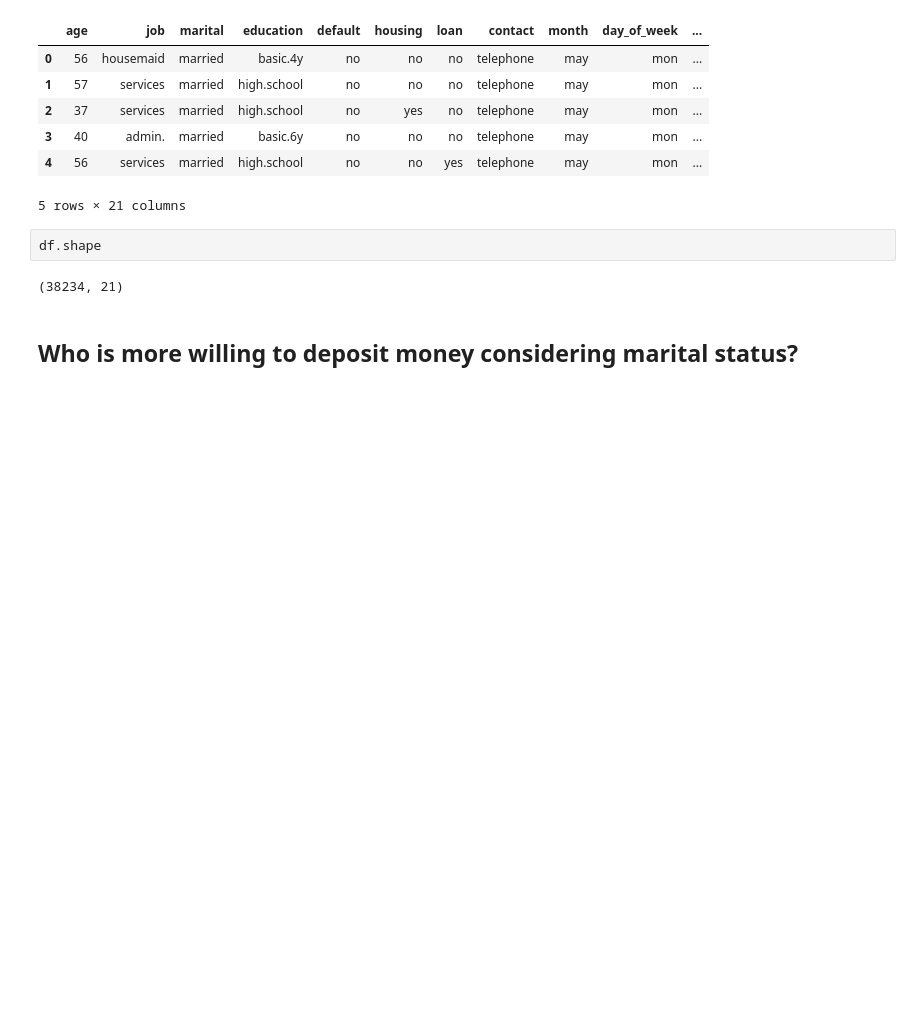
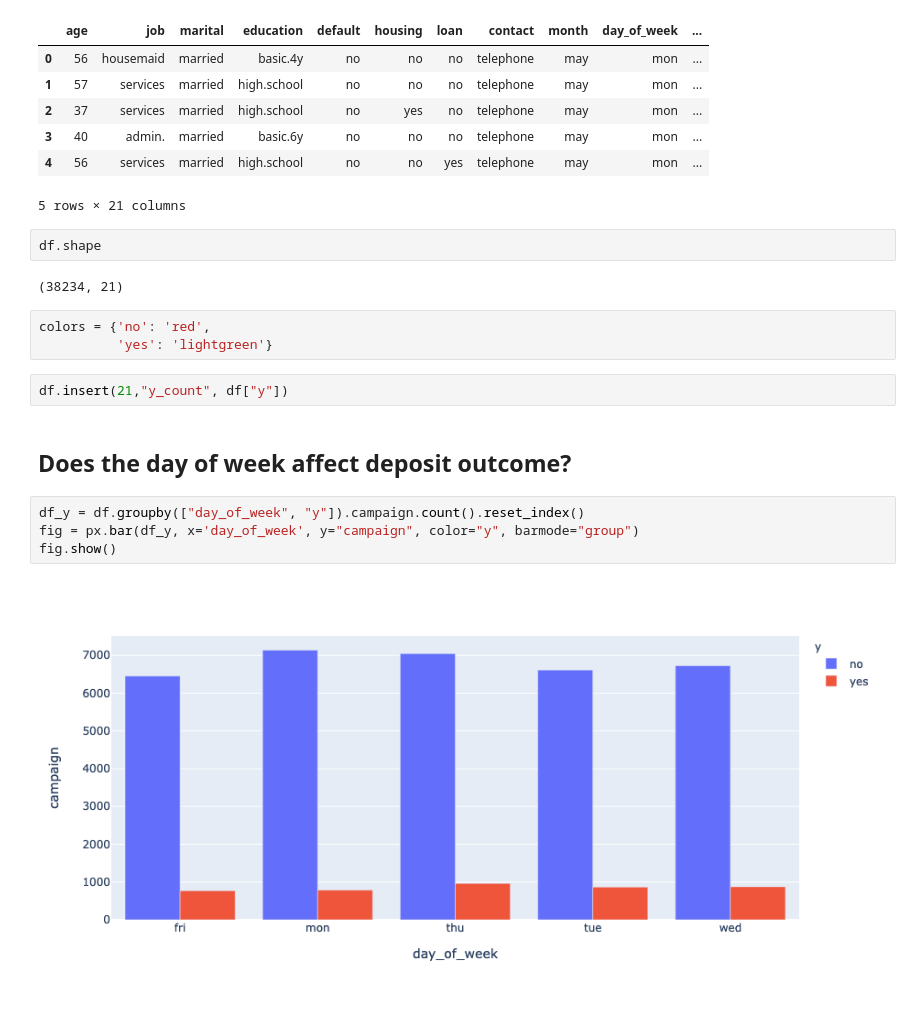
Before and after one commit to yosipa/demo_project, a Jupyter notebook: notebooks/eda&modeling.ipynb, the cells around one changed output. Drawn from its saved outputs; the diff is of its cells as text; blank space fills up the shorter version.

```diff
--- a/notebooks/eda&modeling.ipynb
+++ b/notebooks/eda&modeling.ipynb
@@ -16,5 +17,16 @@ df.head()
 df.shape
 # %% [output]
 (38234, 21)
-# %% [markdown]
-## Who is more willing to deposit money considering marital status?
+# %%
+colors = {'no': 'red',
+          'yes': 'lightgreen'}
+# %%
+df.insert(21,"y_count", df["y"])
+# %% [markdown]
+## Does the day of week affect deposit outcome?
+# %%
+df_y = df.groupby(["day_of_week", "y"]).campaign.count().reset_index()
+fig = px.bar(df_y, x='day_of_week', y="campaign", color="y", barmode="group")
+fig.show()
+# %% [output]
+[figure, added]
```
Also changed, not shown: parts of 18 cells of this notebook.
